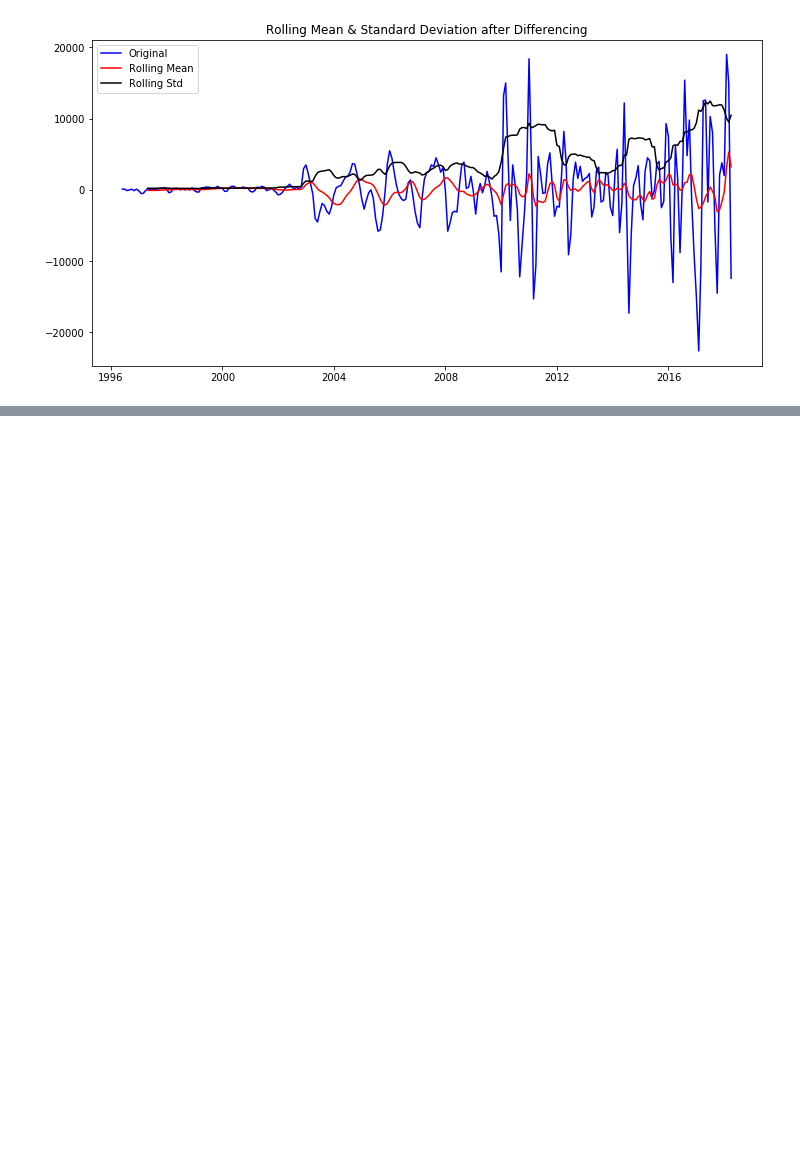
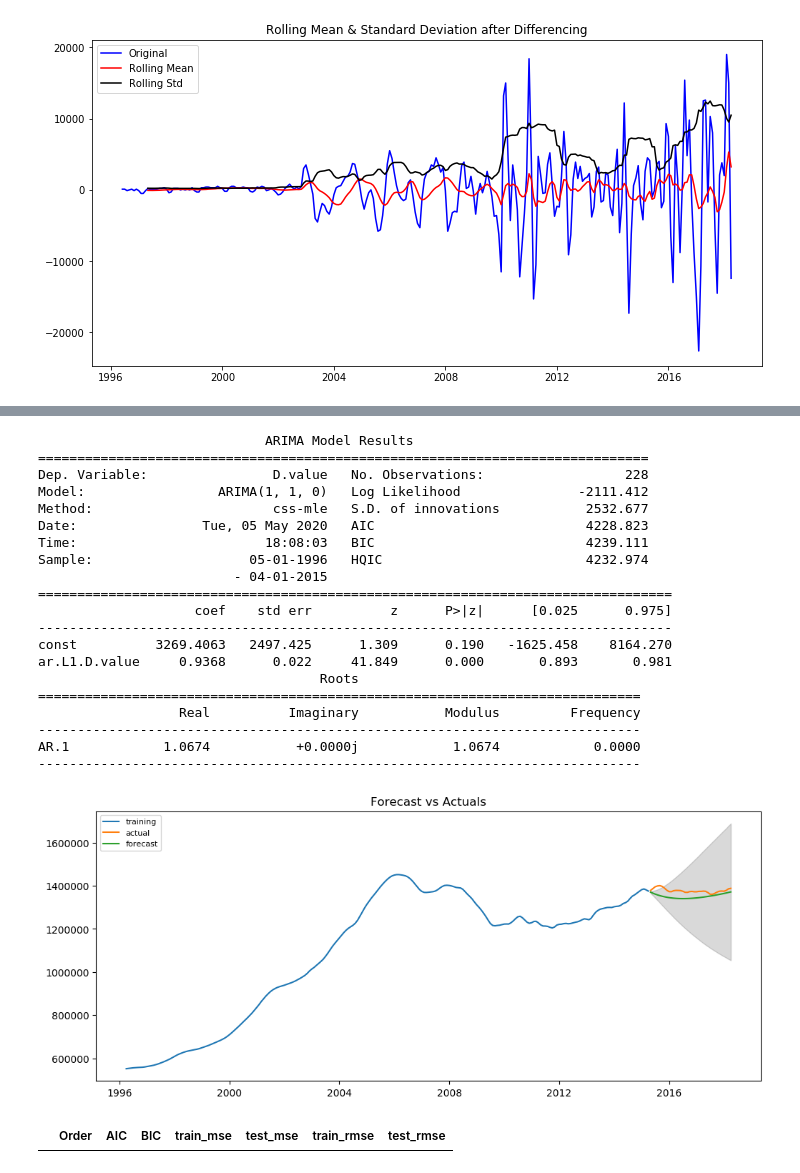
Before and after one commit to mcerow/TriState_Glory, a Jupyter notebook: Connecticut.ipynb, the cells around one changed output, grey strips where cells are left out. Cells and saved outputs as stored; diff of their text form; code cells hidden in the pictures; blank space fills up the shorter version.

```diff
--- a/Connecticut.ipynb
+++ b/Connecticut.ipynb
@@ -444,0 +511,49 @@ plt.show()
+# %%
+model = ARIMA(train, order=(1, 1, 0))
+fitted = model.fit(disp=-1)
+print(fitted.summary())
+# Forecast
+train_predict = fitted.forecast(229, alpha=0.05)
+test_fc, se, conf = fitted.forecast(36, alpha=0.05)  # 95% conf
+# Make as pandas series
+fc_series = pd.Series(test_fc, index=test.index)
+lower_series = pd.Series(conf[:, 0], index=test.index)
+upper_series = pd.Series(conf[:, 1], index=test.index)
+# Plot
+plt.figure(figsize=(12,5), dpi=100)
+plt.plot(train, label='training')
+plt.plot(test, label='actual')
+plt.plot(fc_series, label='forecast')
+plt.fill_between(lower_series.index, lower_series, upper_series,
+                 color='k', alpha=.15)
+plt.title('Forecast vs Actuals')
+plt.legend(loc='upper left', fontsize=8)
+plt.show()
+# %% [output]
+                             ARIMA Model Results
+==============================================================================
+Dep. Variable:                D.value   No. Observations:                  228
+Model:                 ARIMA(1, 1, 0)   Log Likelihood               -2111.412
+Method:                       css-mle   S.D. of innovations           2532.677
+Date:                Tue, 05 May 2020   AIC                           4228.823
+Time:                        18:08:03   BIC                           4239.111
+Sample:                    05-01-1996   HQIC                          4232.974
+                         - 04-01-2015
+=================================================================================
+                    coef    std err          z      P>|z|      [0.025      0.975]
+---------------------------------------------------------------------------------
+const          3269.4063   2497.425      1.309      0.190   -1625.458    8164.270
+ar.L1.D.value     0.9368      0.022     41.849      0.000       0.893       0.981
+                                    Roots
+=============================================================================
+                  Real          Imaginary           Modulus         Frequency
+-----------------------------------------------------------------------------
+AR.1            1.0674           +0.0000j            1.0674            0.0000
+-----------------------------------------------------------------------------
+[figure, added]
+# %%
+global first_zip_summary
+first_zip_summary = pd.DataFrame(columns = ['Order', 'AIC', 'BIC', 'train_mse', 'test_mse', 'train_rmse', 'test_rmse'])
+first_zip_summary
+# %% [output]
+|  | Order | AIC | BIC | train_mse | test_mse | train_rmse | test_rmse |
```
Also changed, not shown: parts of 22 cells of this notebook.
